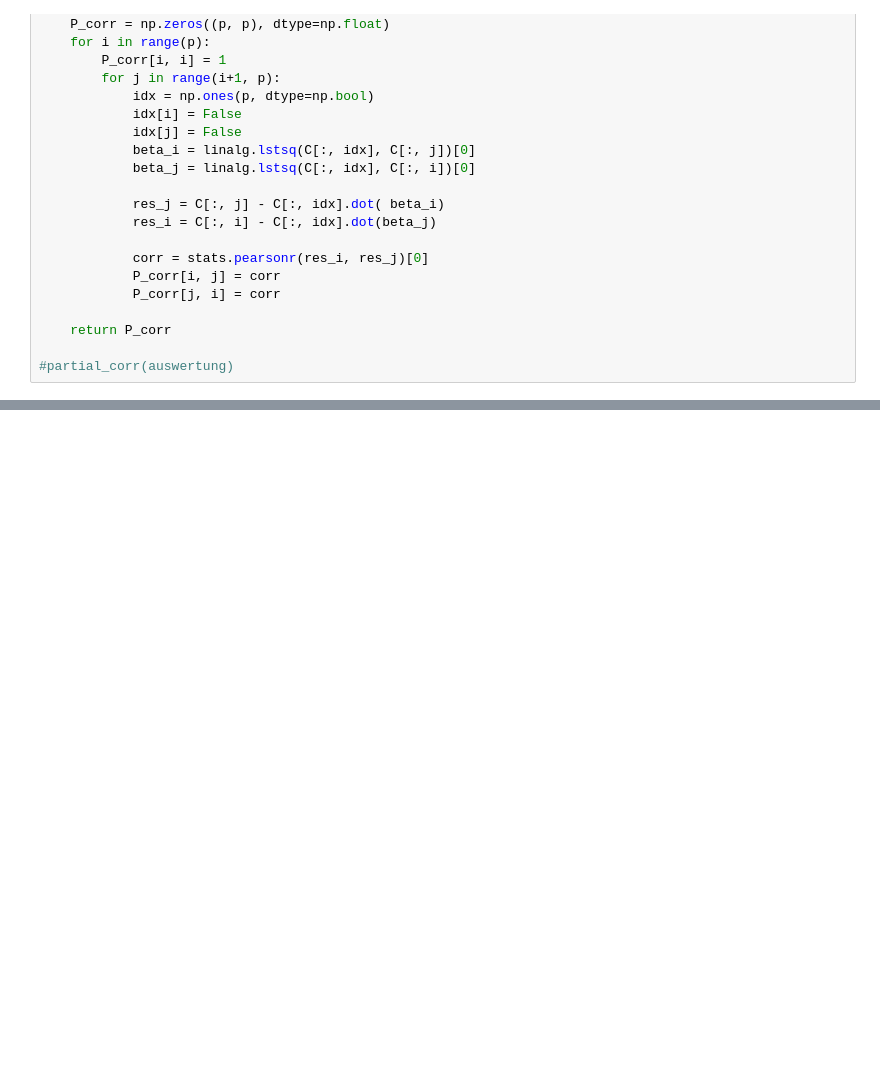
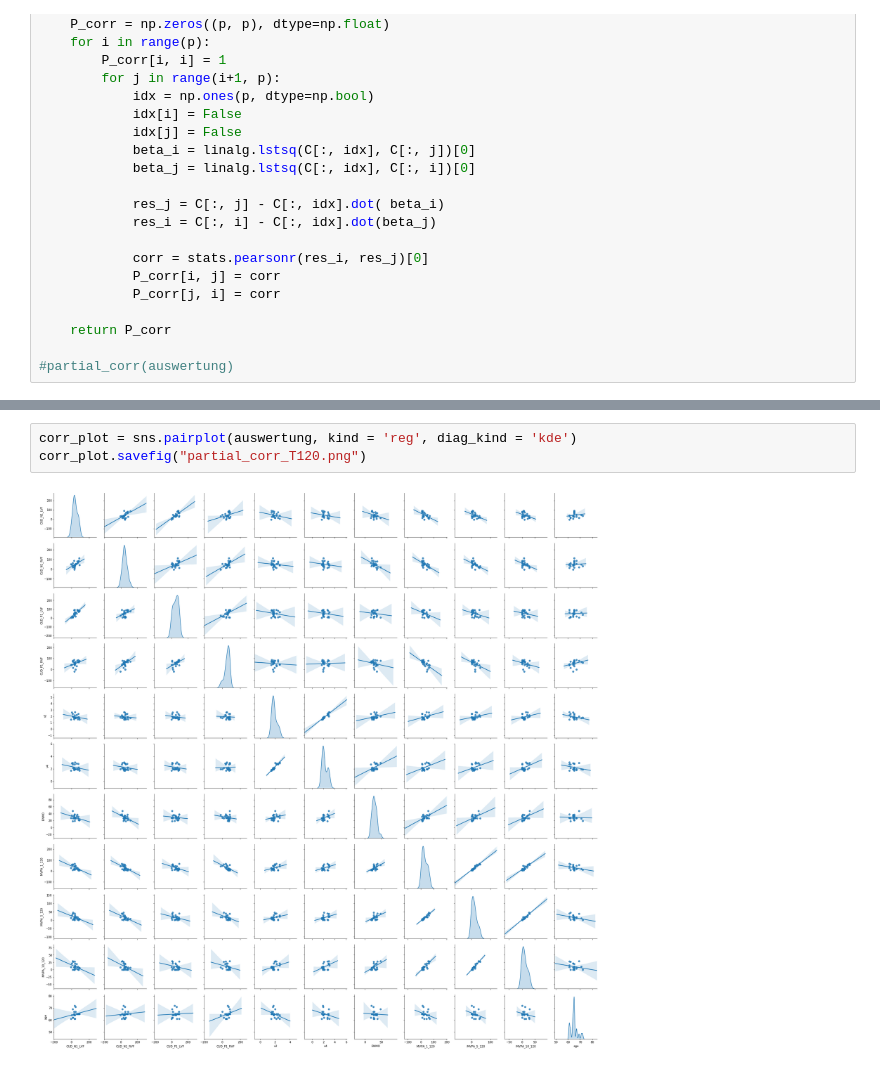
Before and after one commit to timbo94/ba_analysis, a Jupyter notebook: BA_statistical_analysis.ipynb, the cells around one changed output, grey strips where cells are left out. Saved outputs shown, nothing was run; the diff lists cells and outputs as text; blank space fills up the shorter version.

```diff
--- a/BA_statistical_analysis.ipynb
+++ b/BA_statistical_analysis.ipynb
@@ -312,0 +354,5 @@ reg_plot.savefig("output.png")
+# %%
+corr_plot = sns.pairplot(auswertung, kind = 'reg', diag_kind = 'kde')
+corr_plot.savefig("partial_corr_T120.png")
+# %% [output]
+[figure, added]
```
Also changed, not shown: parts of 11 cells of this notebook.
